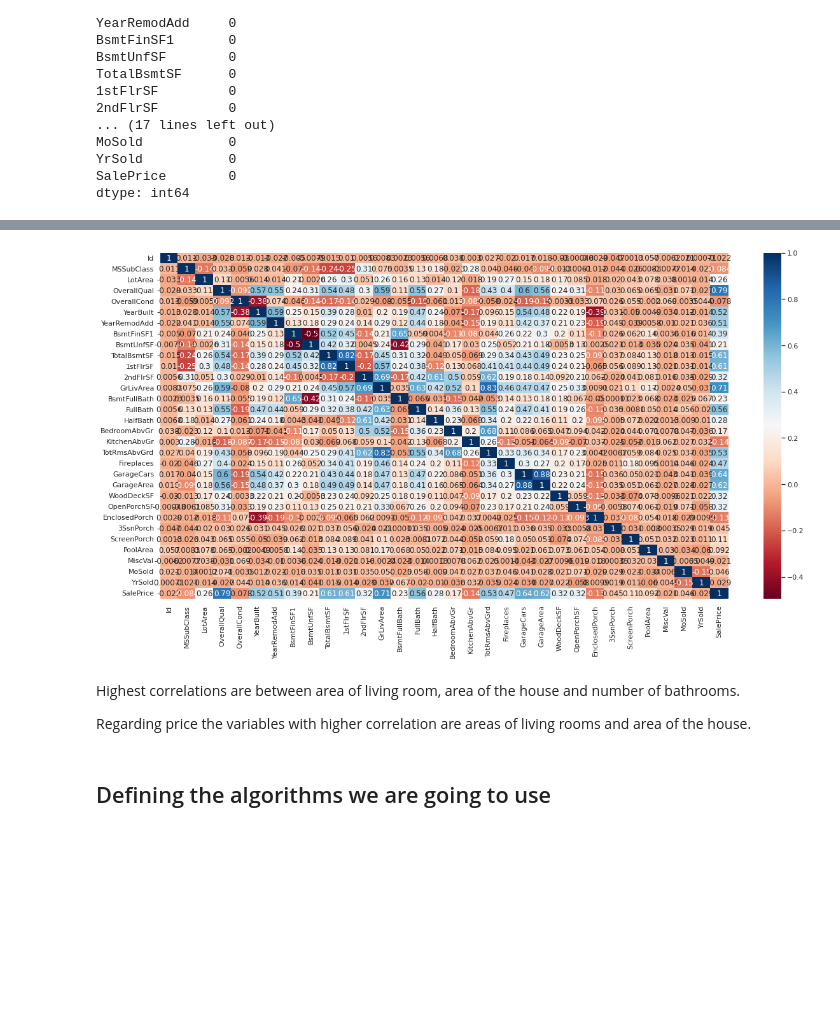
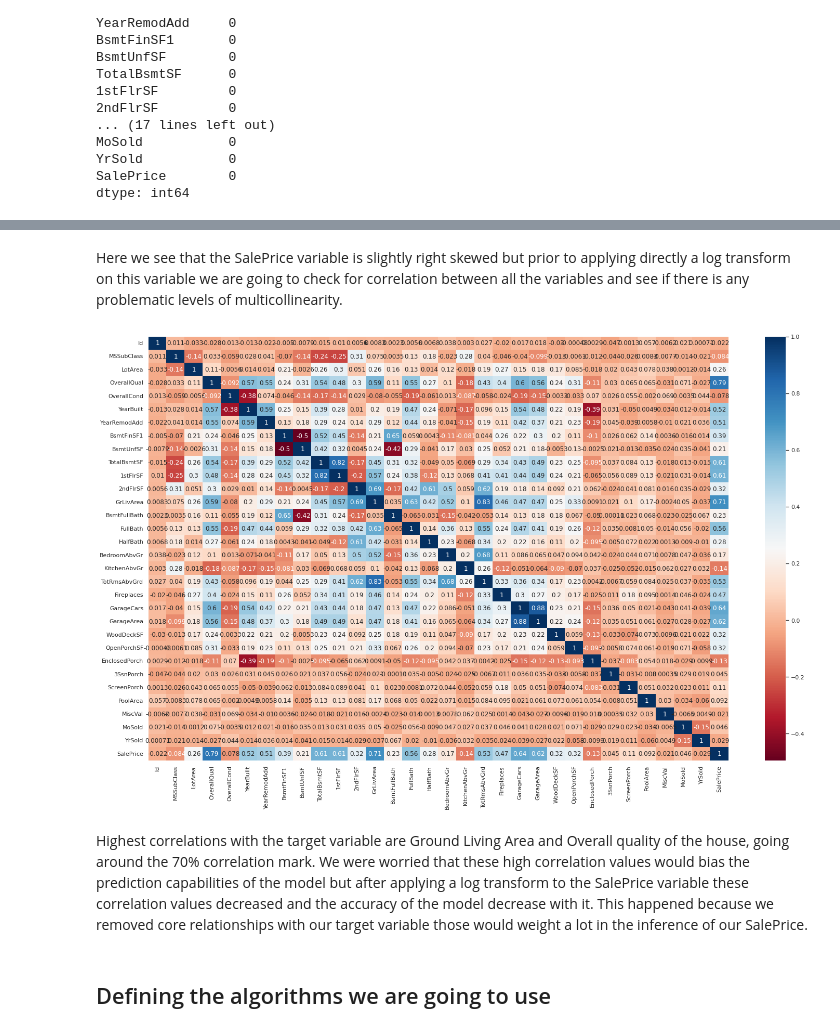
Before and after one commit to VascoBartolo/ML_project, a Jupyter notebook: ML_project.ipynb, the cells around one changed output, grey strips where cells are left out. Saved outputs shown, nothing was run; the diff lists cells and outputs as text; code cells hidden in the pictures; blank space fills up the shorter version.

Commit message:
Added coments to model

```diff
--- a/ML_project.ipynb
+++ b/ML_project.ipynb
@@ -96,11 +113,11 @@ dtype: int64
+# %% [markdown]
+Here we see that the SalePrice variable is slightly right skewed but prior to applying directly a log transform on this variable we are going to check for correlation between all the variables and see if there is any problematic levels of multicollinearity.
 # %%
 cor=data.corr()
-sns.set(rc={'figure.figsize':(20,10)})
+sns.set(rc={'figure.figsize':(25,15)})
 sns.heatmap(cor, annot=True,cmap='RdBu');
 # %% [output]
-[figure, old version]
+[figure, new version]
 # %% [markdown]
-Highest correlations are between area of living room, area of the house and number of bathrooms.
-
-Regarding price the variables with higher correlation are areas of living rooms and area of the house.
+Highest correlations with the target variable are Ground Living Area and Overall quality of the house, going around the 70% correlation mark. We were worried that these high correlation values would bias the prediction capabilities of the model but after applying a log transform to the SalePrice variable these correlation values decreased and the accuracy of the model decrease with it. This happened because we removed core relationships with our target variable those would weight a lot in the inference of our SalePrice.
 # %%
```
Also changed, not shown: parts of 67 cells of this notebook.
